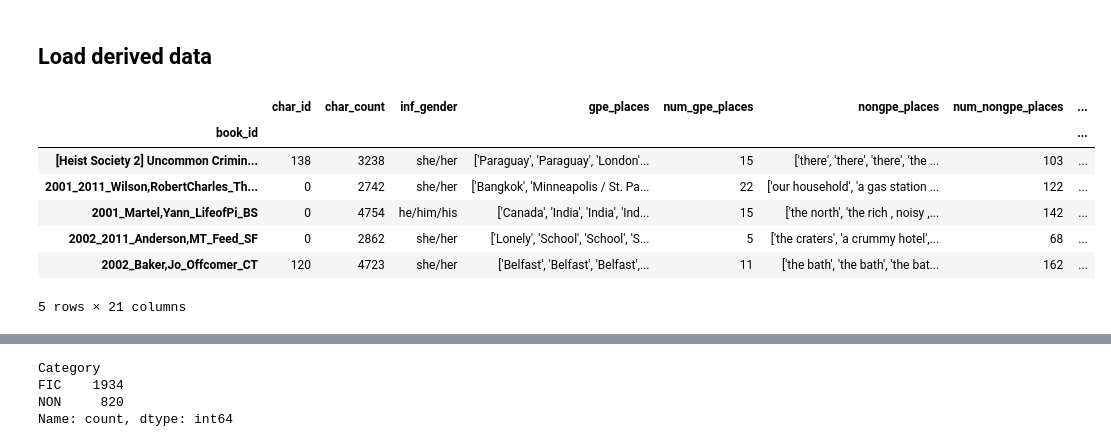
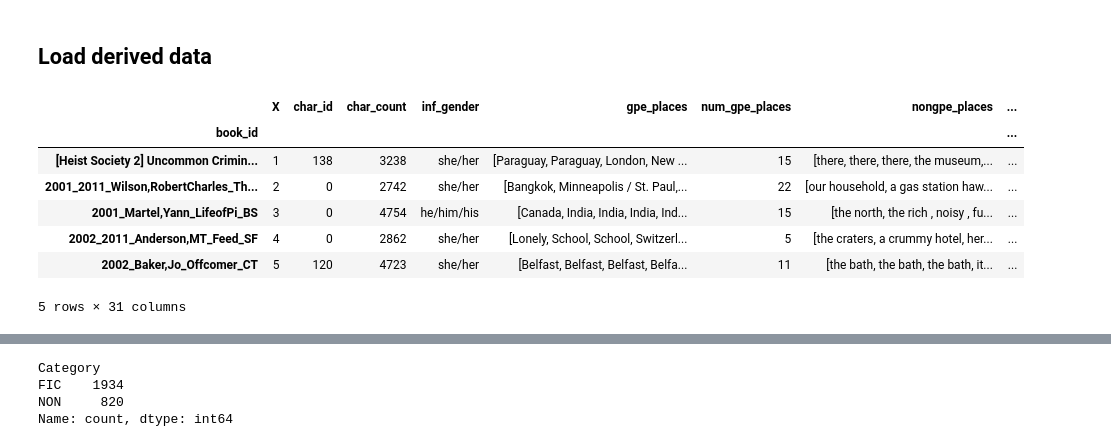
Before and after one commit to wilkens/mobility-books, a Jupyter notebook: notebooks/derived_data_MW.ipynb, the cells around one changed output, grey strips where cells are left out. Saved outputs shown, nothing was run; the diff lists cells and outputs as text; code cells hidden in the pictures.

Commit message:
Add AP data, some work on distance calcs

```diff
--- a/notebooks/derived_data_MW.ipynb
+++ b/notebooks/derived_data_MW.ipynb
@@ -12,23 +15,29 @@ import seaborn
 # %%
 data_dir = os.path.join('..', 'data')
 derived_dir = os.path.join(data_dir, 'derived')
+
+def string_to_list(x):
+    lst = literal_eval(x.replace(', nan', "', ZZZZ'").replace('[nan, ', "'['").replace(', nan]', "']'"))
+    return [i for i in lst if i != 'ZZZZ']
+
 df = pd.read_csv(
-    os.path.join(derived_dir, 'CONLIT_CharData_AP.csv.gz'),
+    os.path.join(derived_dir, 'CONLIT_CharData_AP_3.csv.gz'),
     index_col='book_id',
-    #converters={
-    #    'gpe_places': literal_eval,
-    #    'nongpe_places': literal_eval,
-    #    'all_places': literal_eval,
-    #    'gpe_sequences': literal_eval
-    #}
+    converters={
+        'gpe_places': string_to_list,
+        'nongpe_places': string_to_list,
+        'all_places': string_to_list,
+        'gpe_sequences': string_to_list
+    },
 )
+df.fillna('')
 df.head()
 # %% [output]
-|  | char_id | char_count | inf_gender | gpe_places | num_gpe_places | nongpe_places | num_nongpe_places | ... |
+|  | X | char_id | char_count | inf_gender | gpe_places | num_gpe_places | nongpe_places | ... |
 | book_id |  |  |  |  |  |  |  | ... |
-| [Heist Society 2] Uncommon Crimin... | 138 | 3238 | she/her | ['Paraguay', 'Paraguay', 'London'... | 15 | ['there', 'there', 'there', 'the ... | 103 | ... |
-| 2001_2011_Wilson,RobertCharles_Th... | 0 | 2742 | she/her | ['Bangkok', 'Minneapolis / St. Pa... | 22 | ['our household', 'a gas station ... | 122 | ... |
-| 2001_Martel,Yann_LifeofPi_BS | 0 | 4754 | he/him/his | ['Canada', 'India', 'India', 'Ind... | 15 | ['the north', 'the rich , noisy ,... | 142 | ... |
-| 2002_2011_Anderson,MT_Feed_SF | 0 | 2862 | she/her | ['Lonely', 'School', 'School', 'S... | 5 | ['the craters', 'a crummy hotel',... | 68 | ... |
-| 2002_Baker,Jo_Offcomer_CT | 120 | 4723 | she/her | ['Belfast', 'Belfast', 'Belfast',... | 11 | ['the bath', 'the bath', 'the bat... | 162 | ... |
+| [Heist Society 2] Uncommon Crimin... | 1 | 138 | 3238 | she/her | [Paraguay, Paraguay, London, New ... | 15 | [there, there, there, the museum,... | ... |
+| 2001_2011_Wilson,RobertCharles_Th... | 2 | 0 | 2742 | she/her | [Bangkok, Minneapolis / St. Paul,... | 22 | [our household, a gas station haw... | ... |
+| 2001_Martel,Yann_LifeofPi_BS | 3 | 0 | 4754 | he/him/his | [Canada, India, India, India, Ind... | 15 | [the north, the rich , noisy , fu... | ... |
+| 2002_2011_Anderson,MT_Feed_SF | 4 | 0 | 2862 | she/her | [Lonely, School, School, Switzerl... | 5 | [the craters, a crummy hotel, her... | ... |
+| 2002_Baker,Jo_Offcomer_CT | 5 | 120 | 4723 | she/her | [Belfast, Belfast, Belfast, Belfa... | 11 | [the bath, the bath, the bath, it... | ... |
-5 rows × 21 columns
+5 rows × 31 columns
```
Also changed, not shown: parts of 31 cells of this notebook, 5 other files.
